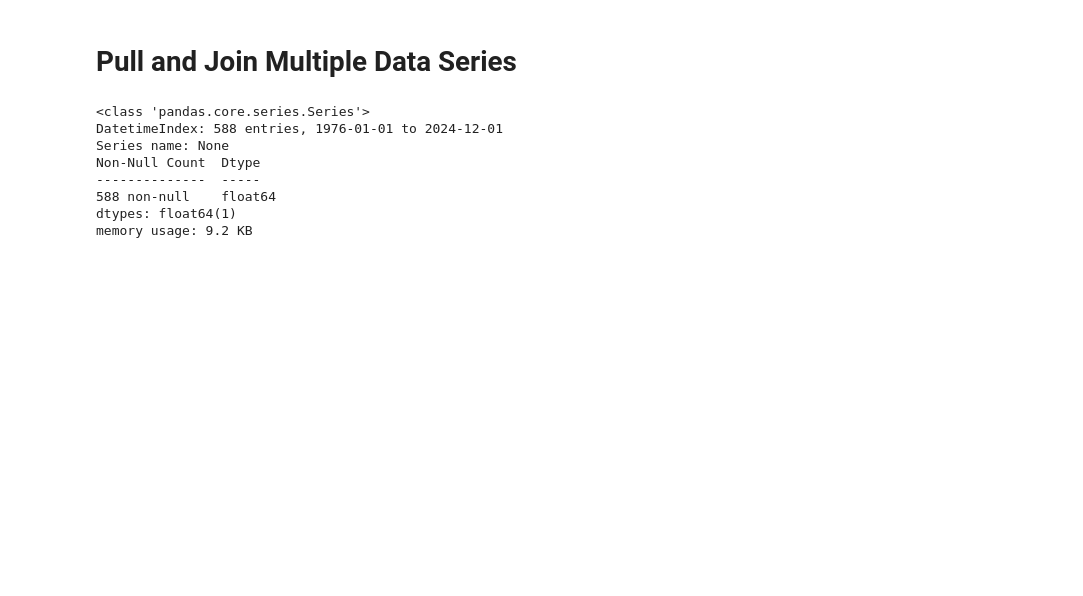
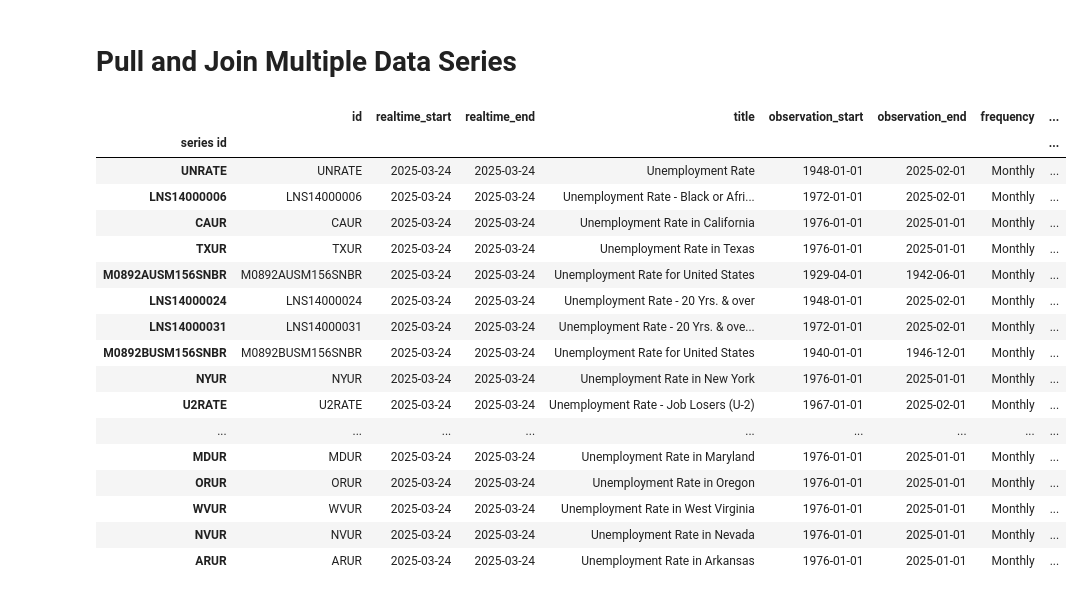
Before and after one commit to ypark0502/fredanalysis, a Jupyter notebook: analysisnotebook.ipynb, the cells around one changed output. Saved outputs shown, nothing was run; the diff lists cells and outputs as text; code cells hidden in the pictures; blank space fills up the shorter version.

```diff
--- a/analysisnotebook.ipynb
+++ b/analysisnotebook.ipynb
@@ -66,6 +57,25 @@ sp500.plot(figsize=(10, 5), title='S&P500', lw=2)
 # unemp_results = fred.search('unemployment', order_by='popularity')
 # unrate = fred.get_series('UNRATE')
 # %%
-unemp_df = fred.search('unemployment rate state', filter=('title', 'Monthly'))
+unemp_df = fred.search('unemployment rate state', filter=('frequency', 'Monthly'))
 unemp_df = unemp_df.query('seasonal_adjustment == "Seasonally Adjusted" and units == "Percent"')
 unemp_df.loc[unemp_df['title'].str.contains('Unemployment Rate')]
+# %% [output]
+|  | id | realtime_start | realtime_end | title | observation_start | observation_end | frequency | ... |
+| series id |  |  |  |  |  |  |  | ... |
+| UNRATE | UNRATE | 2025-03-24 | 2025-03-24 | Unemployment Rate | 1948-01-01 | 2025-02-01 | Monthly | ... |
+| LNS14000006 | LNS14000006 | 2025-03-24 | 2025-03-24 | Unemployment Rate - Black or Afri... | 1972-01-01 | 2025-02-01 | Monthly | ... |
+| CAUR | CAUR | 2025-03-24 | 2025-03-24 | Unemployment Rate in California | 1976-01-01 | 2025-01-01 | Monthly | ... |
+| TXUR | TXUR | 2025-03-24 | 2025-03-24 | Unemployment Rate in Texas | 1976-01-01 | 2025-01-01 | Monthly | ... |
+| M0892AUSM156SNBR | M0892AUSM156SNBR | 2025-03-24 | 2025-03-24 | Unemployment Rate for United States | 1929-04-01 | 1942-06-01 | Monthly | ... |
+| LNS14000024 | LNS14000024 | 2025-03-24 | 2025-03-24 | Unemployment Rate - 20 Yrs. & over | 1948-01-01 | 2025-02-01 | Monthly | ... |
+| LNS14000031 | LNS14000031 | 2025-03-24 | 2025-03-24 | Unemployment Rate - 20 Yrs. & ove... | 1972-01-01 | 2025-02-01 | Monthly | ... |
+| M0892BUSM156SNBR | M0892BUSM156SNBR | 2025-03-24 | 2025-03-24 | Unemployment Rate for United States | 1940-01-01 | 1946-12-01 | Monthly | ... |
+| NYUR | NYUR | 2025-03-24 | 2025-03-24 | Unemployment Rate in New York | 1976-01-01 | 2025-01-01 | Monthly | ... |
+| U2RATE | U2RATE | 2025-03-24 | 2025-03-24 | Unemployment Rate - Job Losers (U-2) | 1967-01-01 | 2025-02-01 | Monthly | ... |
+| ... | ... | ... | ... | ... | ... | ... | ... | ... |
+| MDUR | MDUR | 2025-03-24 | 2025-03-24 | Unemployment Rate in Maryland | 1976-01-01 | 2025-01-01 | Monthly | ... |
+| ORUR | ORUR | 2025-03-24 | 2025-03-24 | Unemployment Rate in Oregon | 1976-01-01 | 2025-01-01 | Monthly | ... |
+| WVUR | WVUR | 2025-03-24 | 2025-03-24 | Unemployment Rate in West Virginia | 1976-01-01 | 2025-01-01 | Monthly | ... |
+| NVUR | NVUR | 2025-03-24 | 2025-03-24 | Unemployment Rate in Nevada | 1976-01-01 | 2025-01-01 | Monthly | ... |
+| ARUR | ARUR | 2025-03-24 | 2025-03-24 | Unemployment Rate in Arkansas | 1976-01-01 | 2025-01-01 | Monthly | ... |
@@ -74,14 +82,3 @@ unemp_df = fred.get_series('GAUR')
-# %%
-unemp_df.info()
-# %% [output]
-<class 'pandas.core.series.Series'>
-DatetimeIndex: 588 entries, 1976-01-01 to 2024-12-01
-Series name: None
-Non-Null Count  Dtype
---------------  -----
-588 non-null    float64
-dtypes: float64(1)
-memory usage: 9.2 KB
 # %%
 all_results = []
 
```
Also changed, not shown: parts of 8 cells of this notebook.
